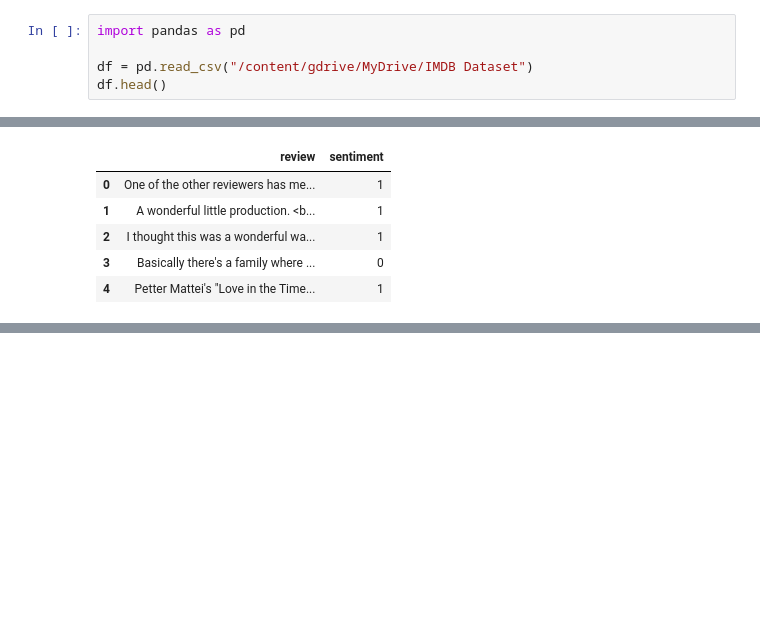
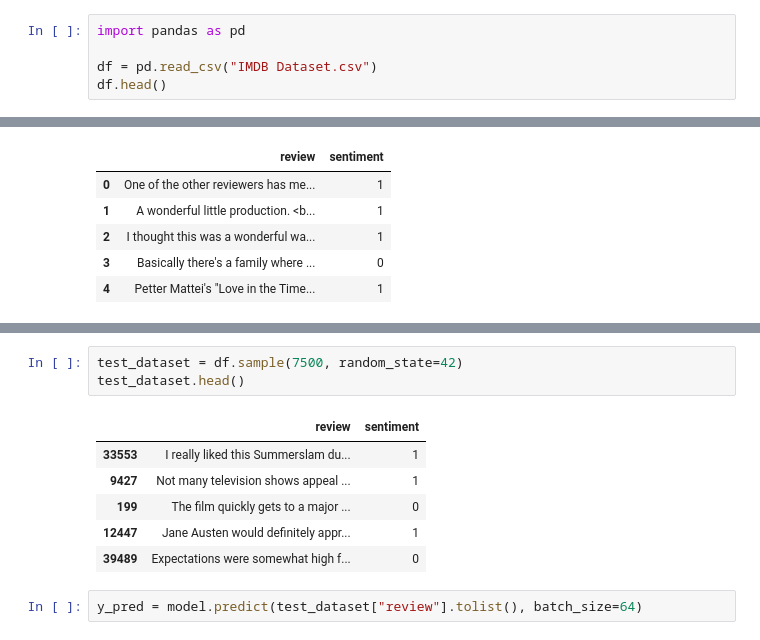
Before and after one commit to gabrielziegler3/ReviewFlow, a Jupyter notebook: review_sentiment.ipynb, the cells around one changed output, grey strips where cells are left out. Drawn from its saved outputs; the diff is of its cells as text; blank space fills up the shorter version.

```diff
--- a/review_sentiment.ipynb
+++ b/review_sentiment.ipynb
@@ -26,7 +29,7 @@ Drive already mounted at /content/gdrive; to attempt to forcibly remount, call d
 # %%
 import pandas as pd
 
-df = pd.read_csv("/content/gdrive/MyDrive/IMDB Dataset")
+df = pd.read_csv("IMDB Dataset.csv")
 df.head()
 # %% [output]
 |  | review | sentiment |
@@ -132,0 +211,12 @@ You should probably TRAIN this model on a down-stream task to be able to use it
+# %%
+test_dataset = df.sample(7500, random_state=42)
+test_dataset.head()
+# %% [output]
+|  | review | sentiment |
+| 33553 | I really liked this Summerslam du... | 1 |
+| 9427 | Not many television shows appeal ... | 1 |
+| 199 | The film quickly gets to a major ... | 0 |
+| 12447 | Jane Austen would definitely appr... | 1 |
+| 39489 | Expectations were somewhat high f... | 0 |
+# %%
+y_pred = model.predict(test_dataset["review"].tolist(), batch_size=64)
```
Also changed, not shown: parts of 15 cells of this notebook.
